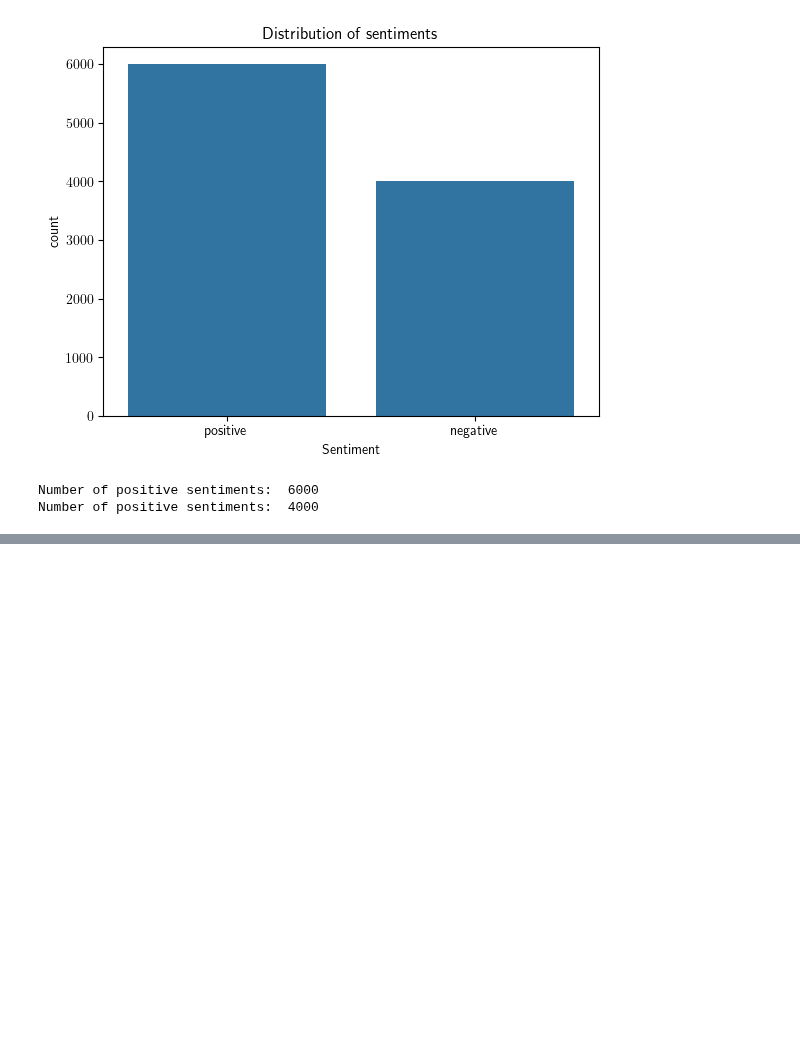
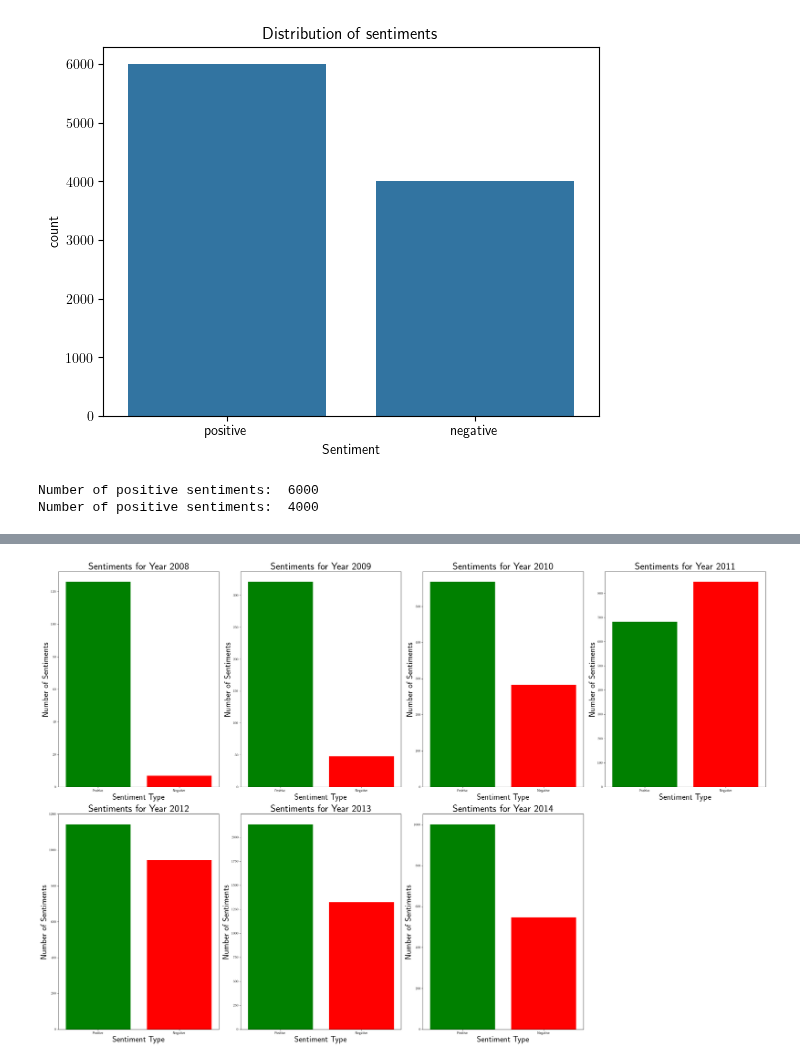
Before and after one commit to gabrielmglh/book-sentiment-analysis, a Jupyter notebook: notebooks/02_data_analysis.ipynb, the cells around one changed output, grey strips where cells are left out. Drawn from its saved outputs; the diff is of its cells as text; code cells hidden in the pictures; blank space fills up the shorter version.

```diff
--- a/notebooks/02_data_analysis.ipynb
+++ b/notebooks/02_data_analysis.ipynb
@@ -63,0 +128,4 @@ Number of positive sentiments:  4000
+# %%
+review_year = df_reviews[['review_year','sentiment']].value_counts().to_frame()
+df_review_year = review_year.sort_values(by='review_year',ascending=False).reset_index()
+df_review_year
@@ -63,0 +152,9 @@ Number of positive sentiments:  4000
+# %%
+df_review_year_pivot = df_review_year.pivot(index='review_year', columns='sentiment', values='count').fillna(0).reset_index()
+
+df_review_year_pivot = df_review_year_pivot.rename(columns={'positive': 'positive_sentiments', 'negative': 'negative_sentiments'})
+
+df_review_year_pivot['positive_sentiments'] = df_review_year_pivot['positive_sentiments'].astype(int)
+df_review_year_pivot['negative_sentiments'] = df_review_year_pivot['negative_sentiments'].astype(int)
+
+df_review_year_pivot
@@ -63,0 +178,3 @@ Number of positive sentiments:  4000
+# %%
+df_review_year_pivot = df_review_year_pivot[df_review_year_pivot['review_year'] >= 2008].reset_index(drop=True)
+df_review_year_pivot
@@ -63,0 +190,27 @@ Number of positive sentiments:  4000
+# %%
+import matplotlib.pyplot as plt
+
+# Create subplots: 2 rows, 4 columns (8 subplots, we'll use 7 and hide the 8th)
+fig, axes = plt.subplots(2, 4, figsize=(30, 20))
+axes = axes.flatten()
+
+# Plot for each year
+for i, row in df_review_year_pivot.iterrows():
+    year = int(row['review_year'])
+    pos = row['positive_sentiments']
+    neg = row['negative_sentiments']
+
+    axes[i].bar(['Positive', 'Negative'], [pos, neg], color=['green', 'red'])
+    axes[i].set_title(f'Sentiments for Year {year}', fontsize=30)
+    axes[i].set_ylabel('Number of Sentiments', fontsize=25)
+    axes[i].set_xlabel('Sentiment Type', fontsize=25)
+    axes[i].tick_params(axis='x', labelsize=25)  # Increase x-tick label size
+    axes[i].tick_params(axis='y', labelsize=20)  # Increase y-tick label size
+
+# Hide the 8th subplot since we only have 7 years
+axes[7].set_visible(False)
+
+plt.tight_layout()
+plt.show()
+# %% [output]
+[figure, added]
```
Also changed, not shown: parts of 16 cells of this notebook, 2 other files.
